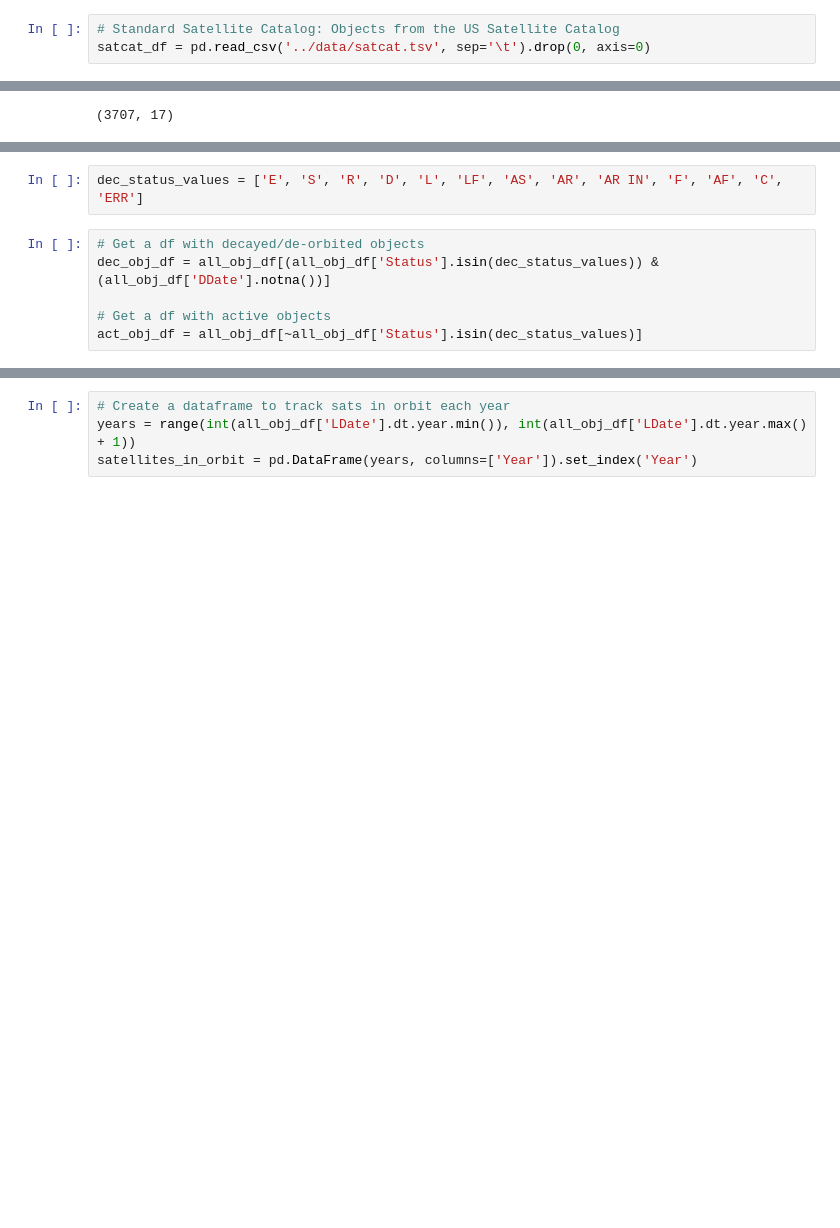
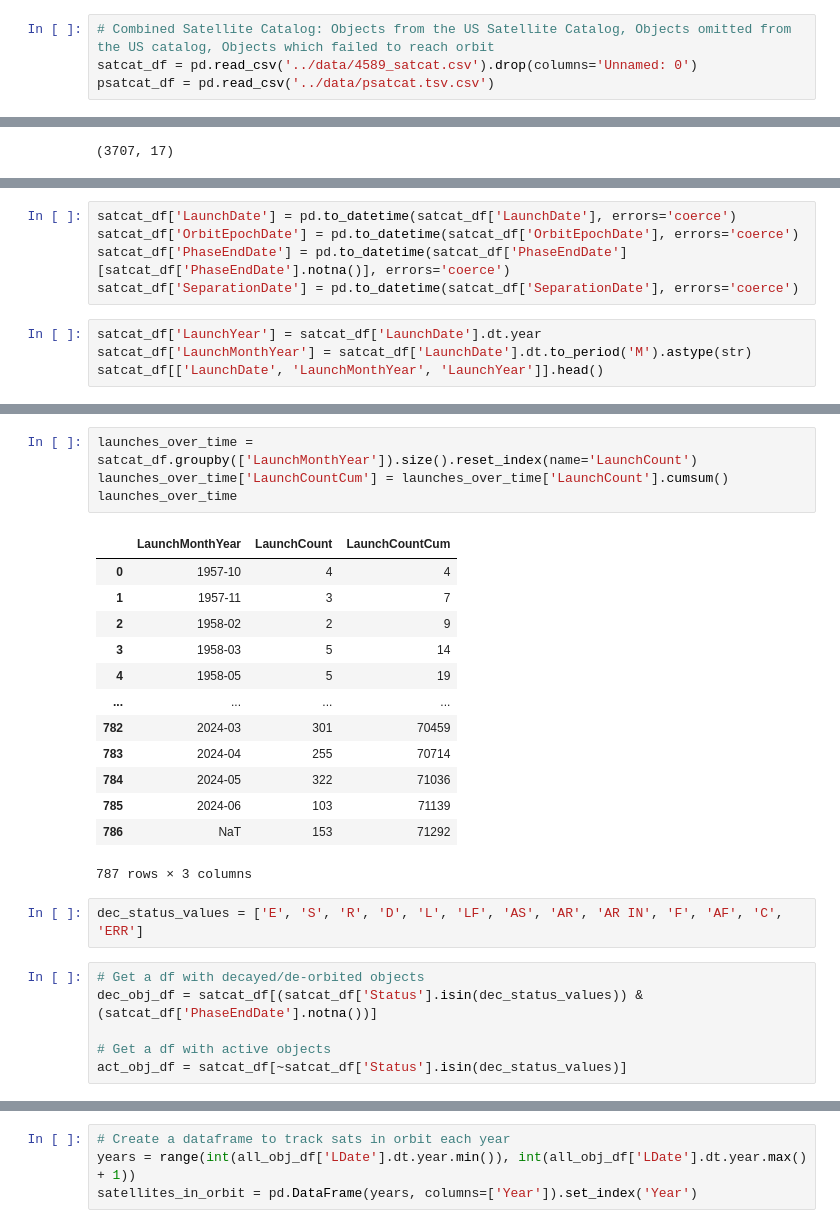
Before and after one commit to donnafarris/aso_eda, a Jupyter notebook: notebooks/initial_eda.ipynb, the cells around one changed output, grey strips where cells are left out. Drawn from its saved outputs; the diff is of its cells as text; blank space fills up the shorter version.

```diff
--- a/notebooks/initial_eda.ipynb
+++ b/notebooks/initial_eda.ipynb
@@ -1,5 +1,6 @@
 # %%
 import pandas as pd
 # %%
-# Standard Satellite Catalog: Objects from the US Satellite Catalog
-satcat_df = pd.read_csv('../data/satcat.tsv', sep='\t').drop(0, axis=0)
+# Combined Satellite Catalog: Objects from the US Satellite Catalog, Objects omitted from the US catalog, Objects which failed to reach orbit
+satcat_df = pd.read_csv('../data/4589_satcat.csv').drop(columns='Unnamed: 0')
+psatcat_df = pd.read_csv('../data/psatcat.tsv.csv')
@@ -76,0 +138,9 @@ all_obj_df[['LDate', 'SDate', 'DDate', 'ODate']].describe()
+# %%
+satcat_df['LaunchDate'] = pd.to_datetime(satcat_df['LaunchDate'], errors='coerce')
+satcat_df['OrbitEpochDate'] = pd.to_datetime(satcat_df['OrbitEpochDate'], errors='coerce')
+satcat_df['PhaseEndDate'] = pd.to_datetime(satcat_df['PhaseEndDate'][satcat_df['PhaseEndDate'].notna()], errors='coerce')
+satcat_df['SeparationDate'] = pd.to_datetime(satcat_df['SeparationDate'], errors='coerce')
+# %%
+satcat_df['LaunchYear'] = satcat_df['LaunchDate'].dt.year
+satcat_df['LaunchMonthYear'] = satcat_df['LaunchDate'].dt.to_period('M').astype(str)
+satcat_df[['LaunchDate', 'LaunchMonthYear', 'LaunchYear']].head()
@@ -77,8 +154,26 @@ all_obj_df[['LDate', 'SDate', 'DDate', 'ODate']].describe()
+# %%
+launches_over_time = satcat_df.groupby(['LaunchMonthYear']).size().reset_index(name='LaunchCount')
+launches_over_time['LaunchCountCum'] = launches_over_time['LaunchCount'].cumsum()
+launches_over_time
+# %% [output]
+|  | LaunchMonthYear | LaunchCount | LaunchCountCum |
+| 0 | 1957-10 | 4 | 4 |
+| 1 | 1957-11 | 3 | 7 |
+| 2 | 1958-02 | 2 | 9 |
+| 3 | 1958-03 | 5 | 14 |
+| 4 | 1958-05 | 5 | 19 |
+| ... | ... | ... | ... |
+| 782 | 2024-03 | 301 | 70459 |
+| 783 | 2024-04 | 255 | 70714 |
+| 784 | 2024-05 | 322 | 71036 |
+| 785 | 2024-06 | 103 | 71139 |
+| 786 | NaT | 153 | 71292 |
+787 rows × 3 columns
 # %%
 dec_status_values = ['E', 'S', 'R', 'D', 'L', 'LF', 'AS', 'AR', 'AR IN', 'F', 'AF', 'C', 'ERR']
 # %%
 # Get a df with decayed/de-orbited objects
-dec_obj_df = all_obj_df[(all_obj_df['Status'].isin(dec_status_values)) & (all_obj_df['DDate'].notna())]
+dec_obj_df = satcat_df[(satcat_df['Status'].isin(dec_status_values)) & (satcat_df['PhaseEndDate'].notna())]
 
 # Get a df with active objects
-act_obj_df = all_obj_df[~all_obj_df['Status'].isin(dec_status_values)]
+act_obj_df = satcat_df[~satcat_df['Status'].isin(dec_status_values)]
```
Also changed, not shown: parts of 25 cells of this notebook, 10 other files.
